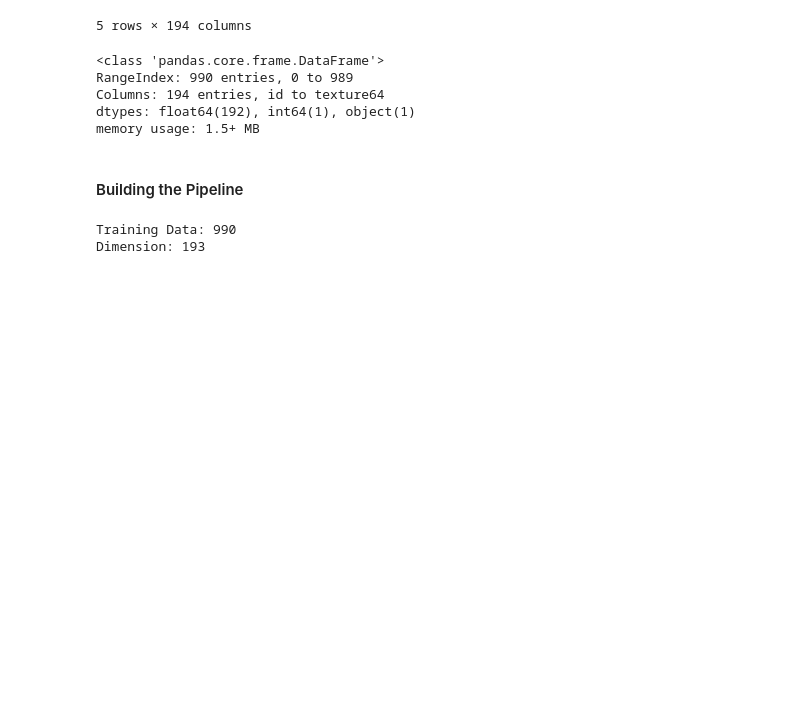
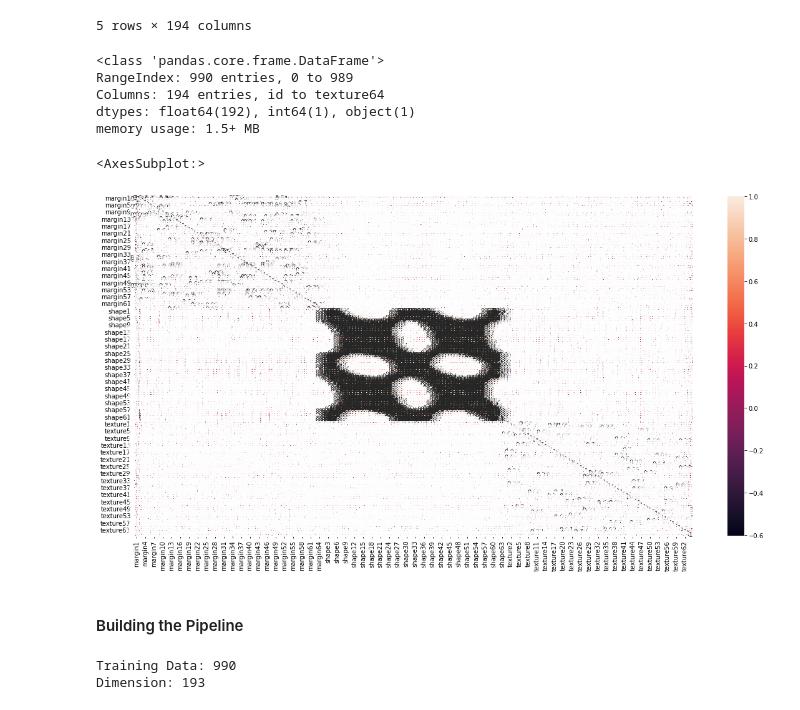
Before and after one commit to mwlussier/leaf_classification, a Jupyter notebook: notebooks/exploratory/Classification Pipeline.ipynb, the cells around one changed output. Drawn from its saved outputs; the diff is of its cells as text; code cells hidden in the pictures; blank space fills up the shorter version.

```diff
--- a/notebooks/exploratory/Classification Pipeline.ipynb
+++ b/notebooks/exploratory/Classification Pipeline.ipynb
@@ -28,6 +28,11 @@ dtypes: float64(192), int64(1), object(1)
 memory usage: 1.5+ MB
 # %%
 #sns.pairplot(x_train.iloc[:, :4], hue='species', size=3)
+plt.figure(figsize=(20,10))
+sns.heatmap(x_train.iloc[:, 1:].corr(), annot=True)
+# %% [output]
+<AxesSubplot:>
+[figure, added]
 # %% [markdown]
 #### Building the Pipeline
 # %%
```
Also changed, not shown: parts of 15 cells of this notebook.
